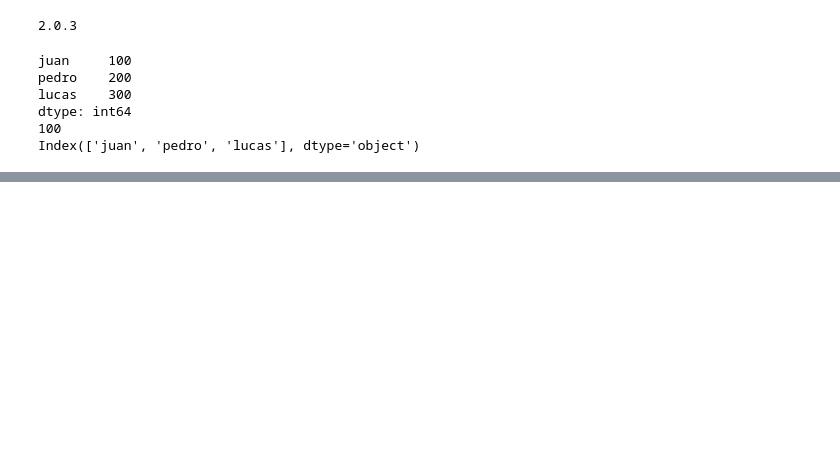
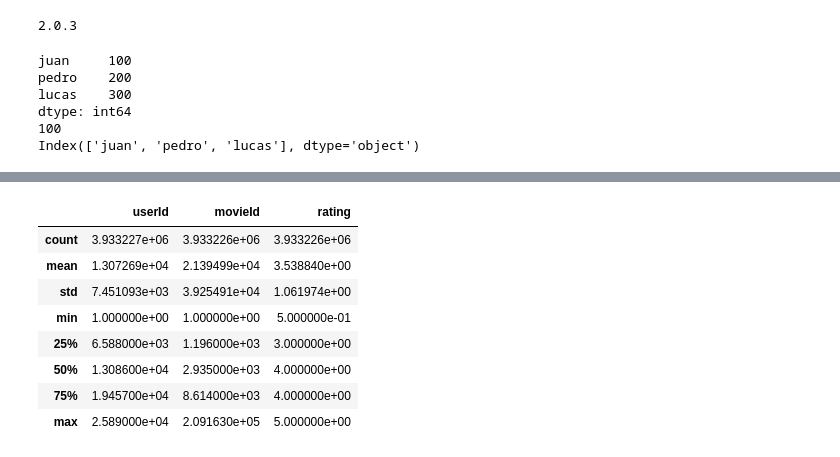
Before and after one commit to LissMendoza/inteligennciaArtificial, a Jupyter notebook: 16Julio.ipynb, the cells around one changed output, grey strips where cells are left out. Drawn from its saved outputs; the diff is of its cells as text; code cells hidden in the pictures; blank space fills up the shorter version.

```diff
--- a/16Julio.ipynb
+++ b/16Julio.ipynb
@@ -40,0 +131,12 @@ Index(['one', 'two'], dtype='object')
+# %%
+df.describe()
+# %% [output]
+|  | userId | movieId | rating |
+| count | 3.933227e+06 | 3.933226e+06 | 3.933226e+06 |
+| mean | 1.307269e+04 | 2.139499e+04 | 3.538840e+00 |
+| std | 7.451093e+03 | 3.925491e+04 | 1.061974e+00 |
+| min | 1.000000e+00 | 1.000000e+00 | 5.000000e-01 |
+| 25% | 6.588000e+03 | 1.196000e+03 | 3.000000e+00 |
+| 50% | 1.308600e+04 | 2.935000e+03 | 4.000000e+00 |
+| 75% | 1.945700e+04 | 8.614000e+03 | 4.000000e+00 |
+| max | 2.589000e+04 | 2.091630e+05 | 5.000000e+00 |
```
Also changed, not shown: parts of 14 cells of this notebook.
